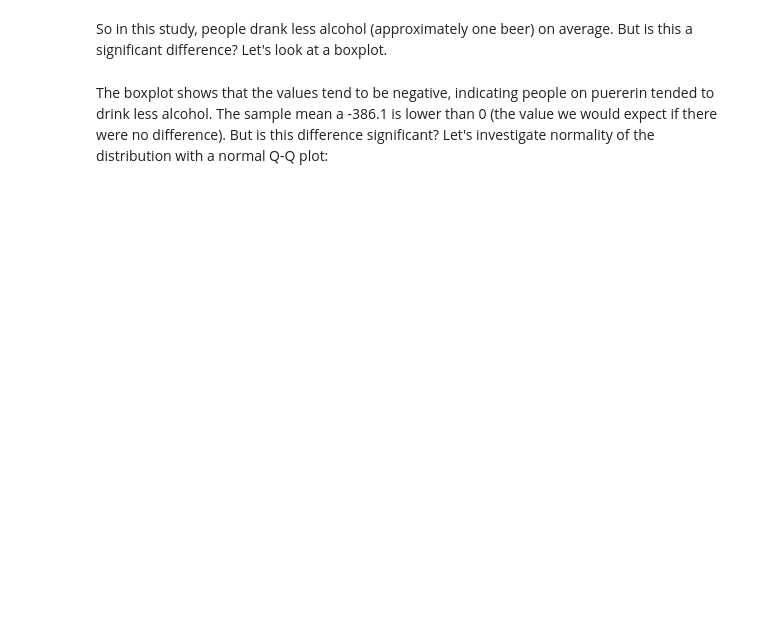
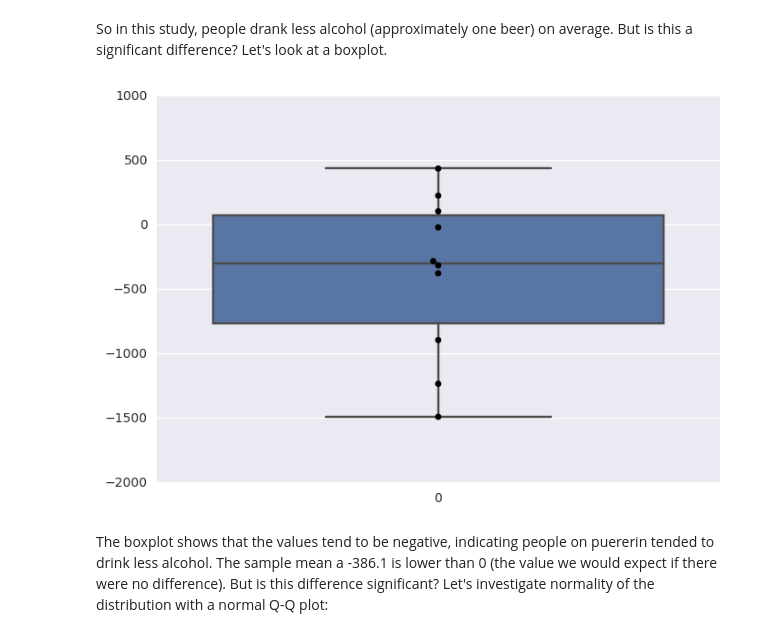
Before and after one commit to hichana/data-science-quiver, a Jupyter notebook: Statistics.ipynb, the cells around one changed output. Cells and saved outputs as stored; diff of their text form; code cells hidden in the pictures; blank space fills up the shorter version.

```diff
--- a/Statistics.ipynb
+++ b/Statistics.ipynb
@@ -269,10 +310,14 @@ So in this study, people drank less alcohol (approximately one beer) on average.
 # %%
 import seaborn as sns
 import matplotlib.pyplot as plt
 
+diff = exp['Difference']
+
 ax = sns.boxplot(data=diff)
 ax = sns.swarmplot(data=diff, color='.0')
 plt.show()
+# %% [output]
+[figure, added]
 # %% [markdown]
 The boxplot shows that the values tend to be negative, indicating people on puererin tended to drink less alcohol. The sample mean a -386.1 is lower than 0 (the value we would expect if there were no difference). But is this difference significant? Let's investigate normality of the distribution with a normal Q-Q plot:
 # %%
```
Also changed, not shown: parts of 31 cells of this notebook, 1 other file.
